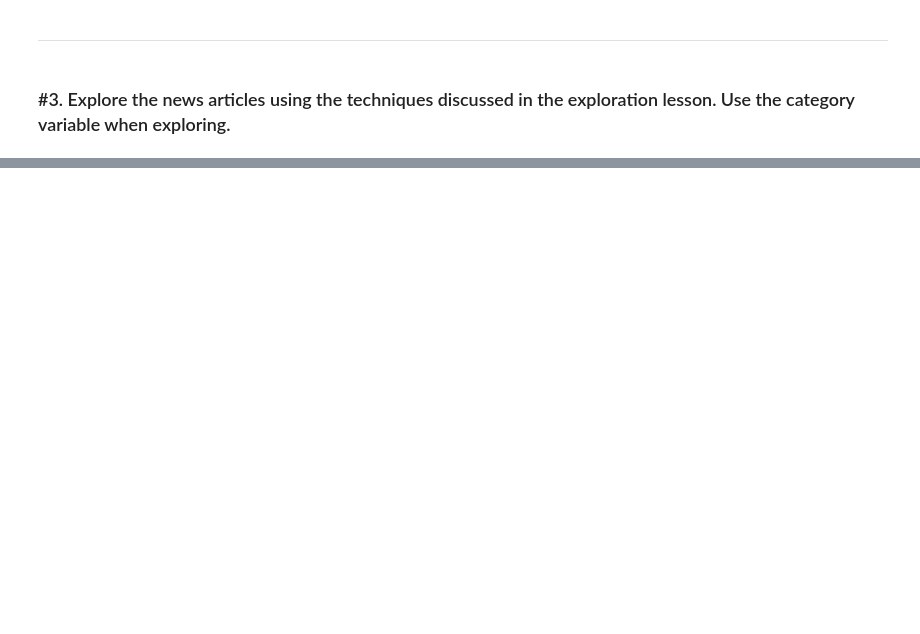
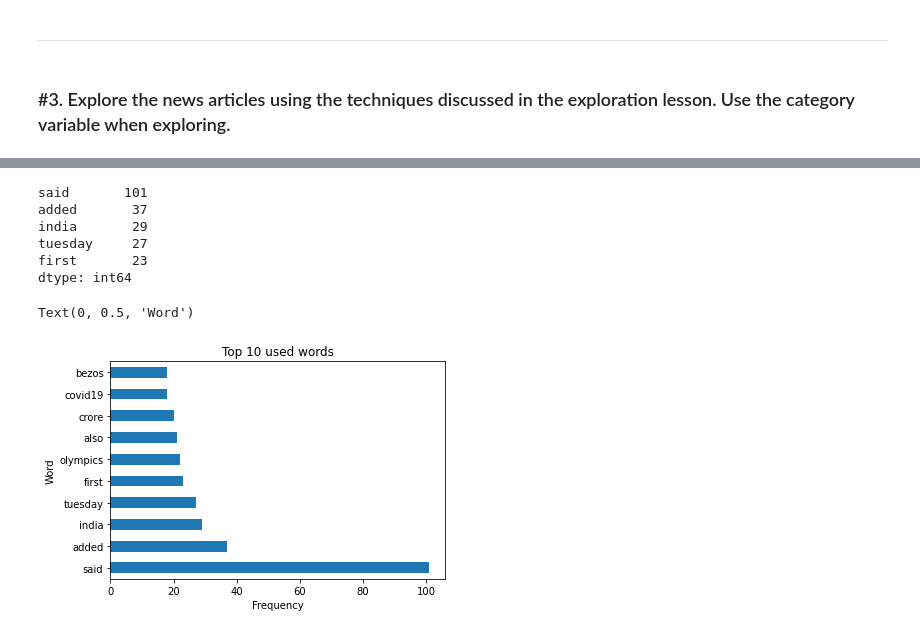
Before and after one commit to natasharivers/NLP, a Jupyter notebook: explore.ipynb, the cells around one changed output, grey strips where cells are left out. Saved outputs shown, nothing was run; the diff lists cells and outputs as text; code cells hidden in the pictures; blank space fills up the shorter version.

```diff
--- a/explore.ipynb
+++ b/explore.ipynb
@@ -192,3 +357,5 @@ None
 <hr style="border:2px solid black"> </hr>
 # %% [markdown]
 ### #3. Explore the news articles using the techniques discussed in the exploration lesson. Use the category variable when exploring.
+# %%
+news = acquire.acquire_news_articles()
@@ -194,0 +382,4 @@ None
+# %%
+#applying clean function to get all normalized text in content column
+all_words = clean(' '.join(news.content))
+all_words
@@ -194,0 +428,3 @@ None
+# %%
+news_df = prepare.remove_stopwords(all_words)
+news_df
@@ -194,0 +452,21 @@ None
+# %%
+#assign to a variable
+news_freq = pd.Series(news_df.split()).value_counts()
+news_freq.head()
+# %% [output]
+said       101
+added       37
+india       29
+tuesday     27
+first       23
+dtype: int64
+# %%
+#visualize top 10
+news_freq.head(10).plot.barh()
+
+plt.title('Top 10 used words')
+plt.xlabel('Frequency')
+plt.ylabel('Word')
+# %% [output]
+Text(0, 0.5, 'Word')
+[figure, added]
```
Also changed, not shown: parts of 50 cells of this notebook.
